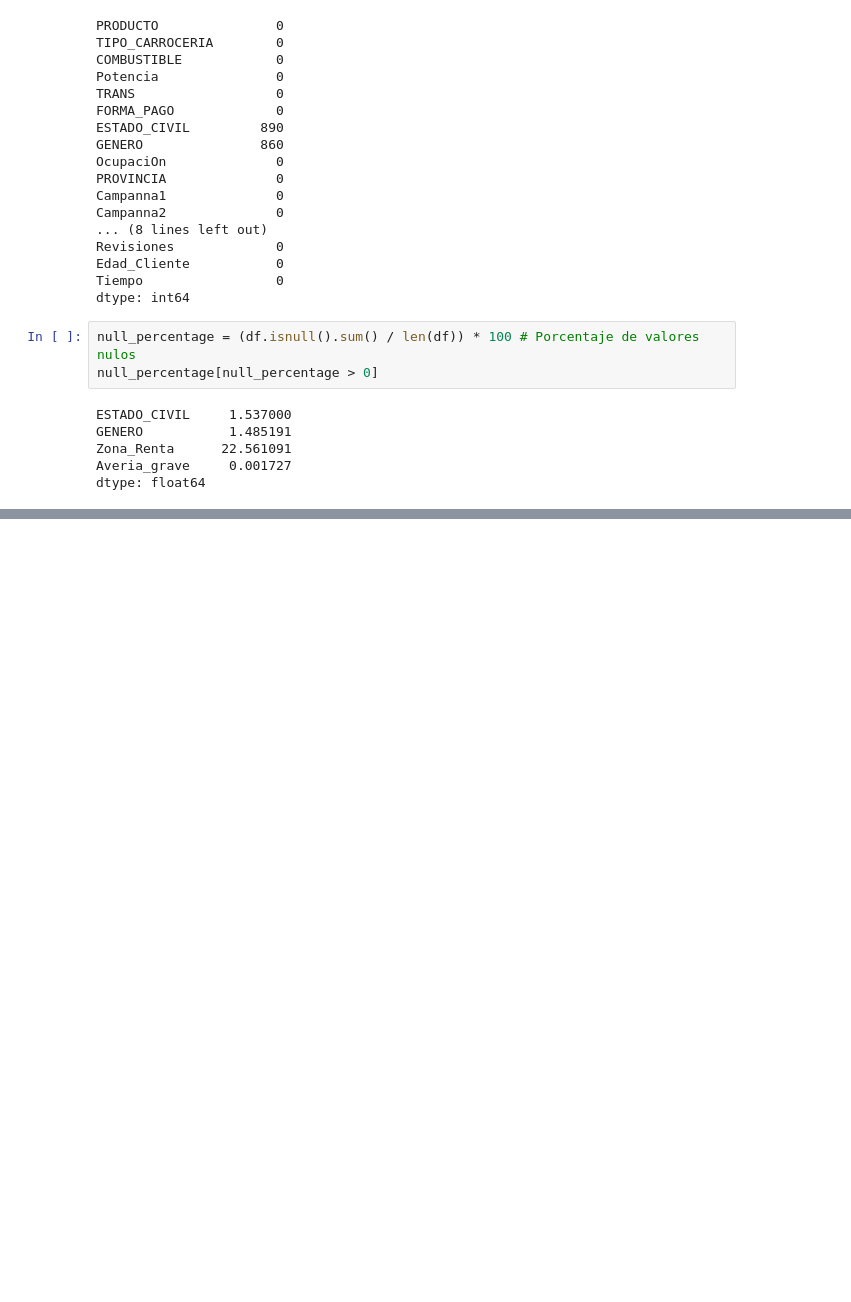
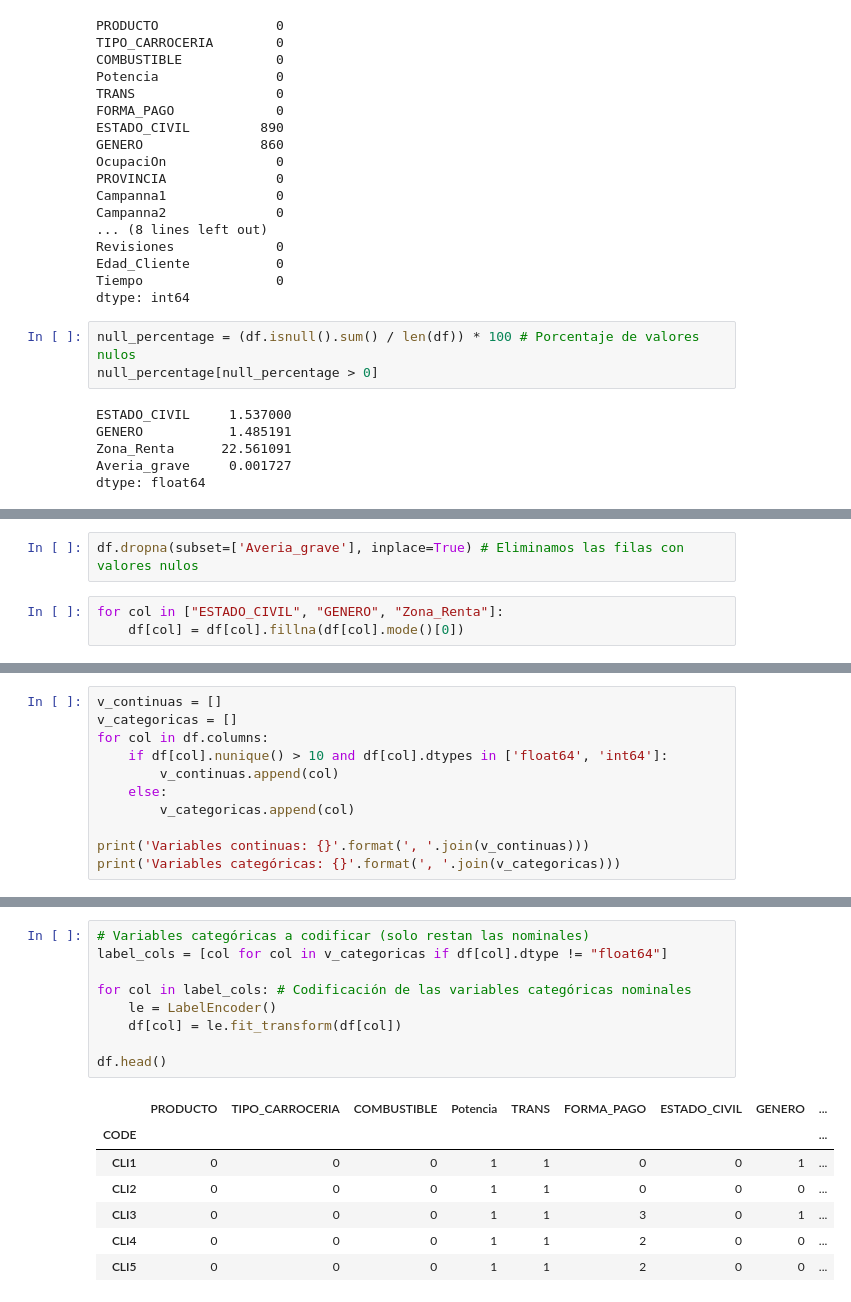
Before and after one commit to Nachosanchezz/ia_trabajos, a Jupyter notebook: notebooks/02_procesamiento.ipynb, the cells around one changed output, grey strips where cells are left out. Cells and saved outputs as stored; diff of their text form; blank space fills up the shorter version.

```diff
--- a/notebooks/02_procesamiento.ipynb
+++ b/notebooks/02_procesamiento.ipynb
@@ -161,0 +164,5 @@ dtype: float64
+# %%
+df.dropna(subset=['Averia_grave'], inplace=True) # Eliminamos las filas con valores nulos
+# %%
+for col in ["ESTADO_CIVIL", "GENERO", "Zona_Renta"]:
+    df[col] = df[col].fillna(df[col].mode()[0])
@@ -161,0 +171,11 @@ dtype: float64
+# %%
+v_continuas = []
+v_categoricas = []
+for col in df.columns:
+    if df[col].nunique() > 10 and df[col].dtypes in ['float64', 'int64']:
+        v_continuas.append(col)
+    else:
+        v_categoricas.append(col)
+
+print('Variables continuas: {}'.format(', '.join(v_continuas)))
+print('Variables categóricas: {}'.format(', '.join(v_categoricas)))
@@ -161,0 +198,17 @@ dtype: float64
+# %%
+# Variables categóricas a codificar (solo restan las nominales)
+label_cols = [col for col in v_categoricas if df[col].dtype != "float64"]
+
+for col in label_cols: # Codificación de las variables categóricas nominales
+    le = LabelEncoder()
+    df[col] = le.fit_transform(df[col])
+
+df.head()
+# %% [output]
+|  | PRODUCTO | TIPO_CARROCERIA | COMBUSTIBLE | Potencia | TRANS | FORMA_PAGO | ESTADO_CIVIL | GENERO | ... |
+| CODE |  |  |  |  |  |  |  |  | ... |
+| CLI1 | 0 | 0 | 0 | 1 | 1 | 0 | 0 | 1 | ... |
+| CLI2 | 0 | 0 | 0 | 1 | 1 | 0 | 0 | 0 | ... |
+| CLI3 | 0 | 0 | 0 | 1 | 1 | 3 | 0 | 1 | ... |
+| CLI4 | 0 | 0 | 0 | 1 | 1 | 2 | 0 | 0 | ... |
+| CLI5 | 0 | 0 | 0 | 1 | 1 | 2 | 0 | 0 | ... |
```
Also changed, not shown: parts of 13 cells of this notebook, 1 other file.
